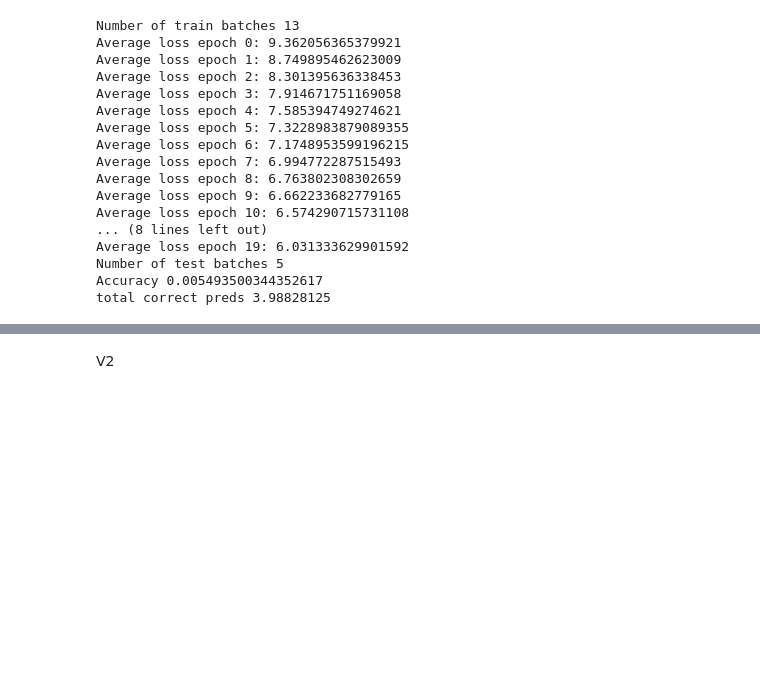
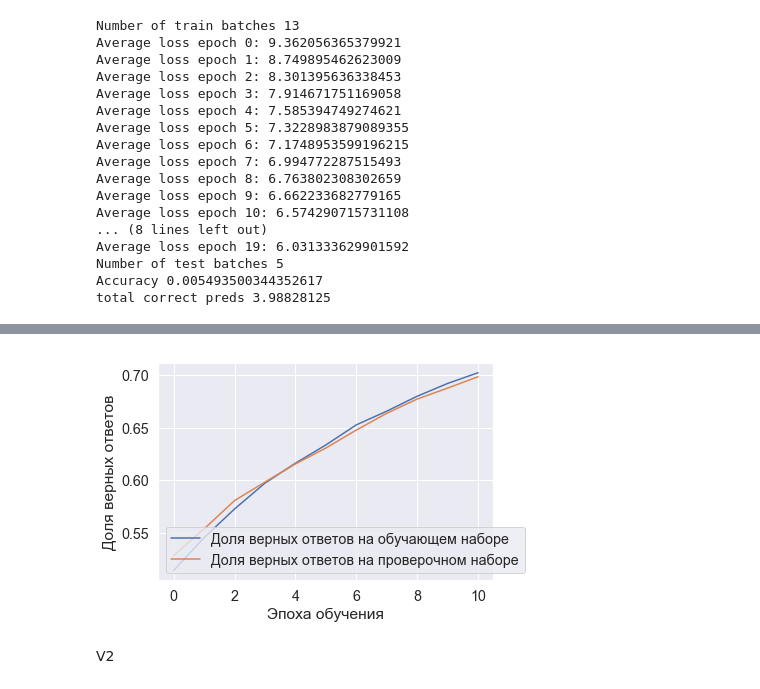
Before and after one commit to Espad/DS_6, a Jupyter notebook: Task_1.ipynb, the cells around one changed output, grey strips where cells are left out. Cells and saved outputs as stored; diff of their text form; code cells hidden in the pictures; blank space fills up the shorter version.

```diff
--- a/Task_1.ipynb
+++ b/Task_1.ipynb
@@ -635,2 +745,13 @@ y_predicted_scores[y_predicted_scores<0.5] = 0
+# %%
+plt.plot(loaded_history_json['acc'],
+         label='Доля верных ответов на обучающем наборе')
+plt.plot(loaded_history_json['val_acc'],
+         label='Доля верных ответов на проверочном наборе')
+plt.xlabel('Эпоха обучения')
+plt.ylabel('Доля верных ответов')
+plt.legend()
+plt.show()
+# %% [output]
+[figure, added]
 # %% [markdown]
 V2
```
Also changed, not shown: parts of 40 cells of this notebook, 1 other file.
